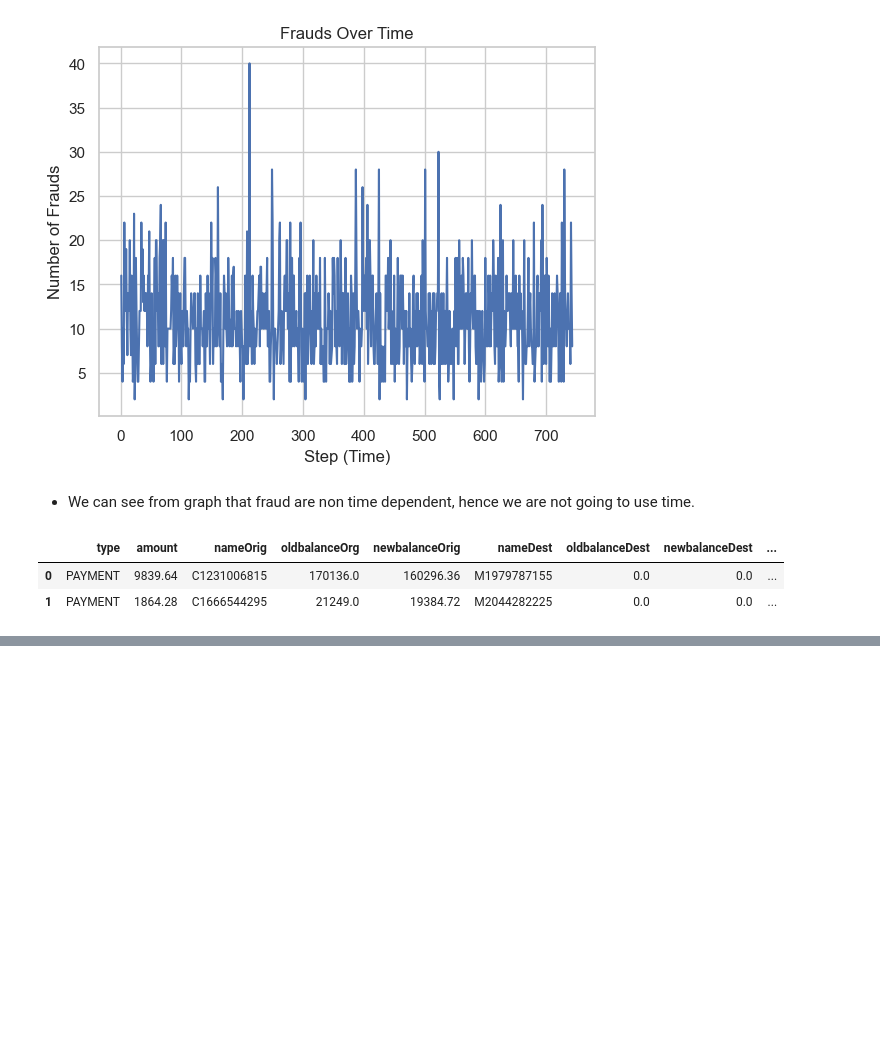
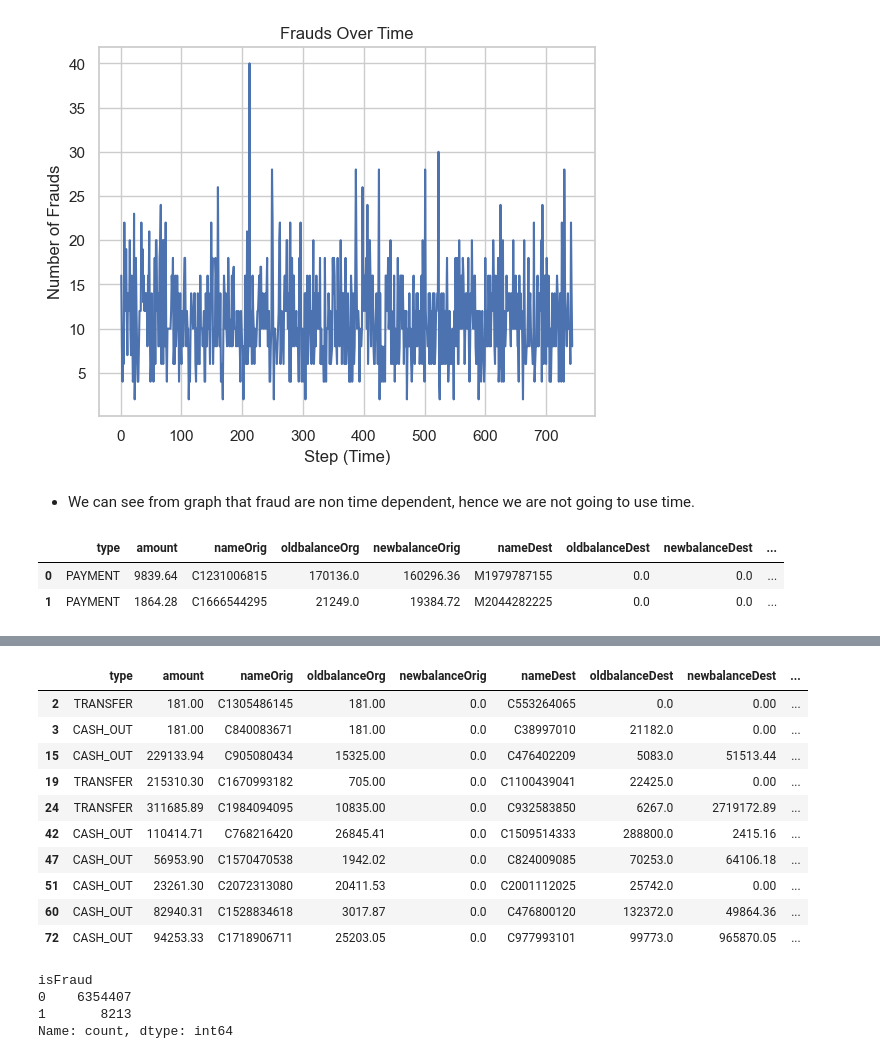
Before and after one commit to JagdishChavanWork/FraudPulse, a Jupyter notebook: code/analysis_model.ipynb, the cells around one changed output, grey strips where cells are left out. Drawn from its saved outputs; the diff is of its cells as text; code cells hidden in the pictures; blank space fills up the shorter version.

```diff
--- a/code/analysis_model.ipynb
+++ b/code/analysis_model.ipynb
@@ -184,0 +284,6 @@ df.head(2)
+# %%
+zero_after_transfer = df[
+    (df["oldbalanceOrg"]>0)&
+    (df["newbalanceOrig"]==0)&
+    (df["type"].isin(["TRANSFER","CASH_OUT"]))
+]
@@ -184,0 +294,21 @@ df.head(2)
+# %%
+zero_after_transfer.head(10)
+# %% [output]
+|  | type | amount | nameOrig | oldbalanceOrg | newbalanceOrig | nameDest | oldbalanceDest | newbalanceDest | ... |
+| 2 | TRANSFER | 181.00 | C1305486145 | 181.00 | 0.0 | C553264065 | 0.0 | 0.00 | ... |
+| 3 | CASH_OUT | 181.00 | C840083671 | 181.00 | 0.0 | C38997010 | 21182.0 | 0.00 | ... |
+| 15 | CASH_OUT | 229133.94 | C905080434 | 15325.00 | 0.0 | C476402209 | 5083.0 | 51513.44 | ... |
+| 19 | TRANSFER | 215310.30 | C1670993182 | 705.00 | 0.0 | C1100439041 | 22425.0 | 0.00 | ... |
+| 24 | TRANSFER | 311685.89 | C1984094095 | 10835.00 | 0.0 | C932583850 | 6267.0 | 2719172.89 | ... |
+| 42 | CASH_OUT | 110414.71 | C768216420 | 26845.41 | 0.0 | C1509514333 | 288800.0 | 2415.16 | ... |
+| 47 | CASH_OUT | 56953.90 | C1570470538 | 1942.02 | 0.0 | C824009085 | 70253.0 | 64106.18 | ... |
+| 51 | CASH_OUT | 23261.30 | C2072313080 | 20411.53 | 0.0 | C2001112025 | 25742.0 | 0.00 | ... |
+| 60 | CASH_OUT | 82940.31 | C1528834618 | 3017.87 | 0.0 | C476800120 | 132372.0 | 49864.36 | ... |
+| 72 | CASH_OUT | 94253.33 | C1718906711 | 25203.05 | 0.0 | C977993101 | 99773.0 | 965870.05 | ... |
+# %%
+df["isFraud"].value_counts()
+# %% [output]
+isFraud
+0    6354407
+1       8213
+Name: count, dtype: int64
```
Also changed, not shown: parts of 29 cells of this notebook, 2 other files.
